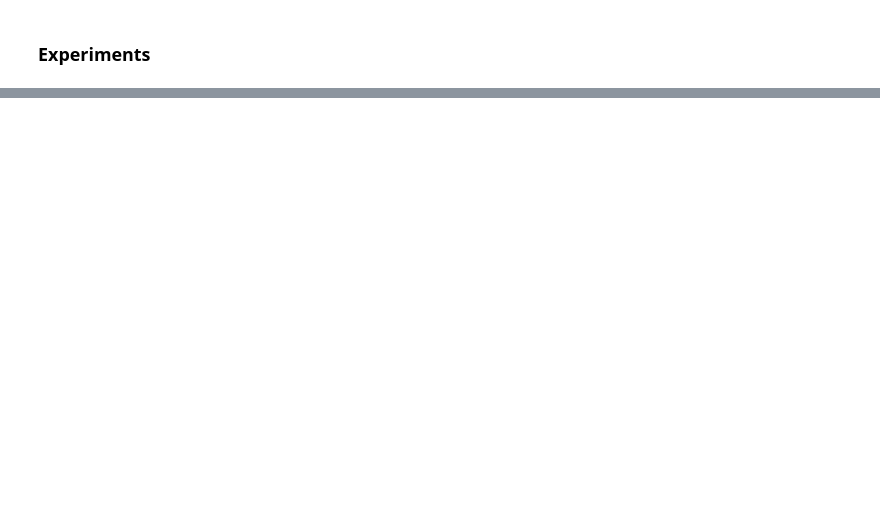
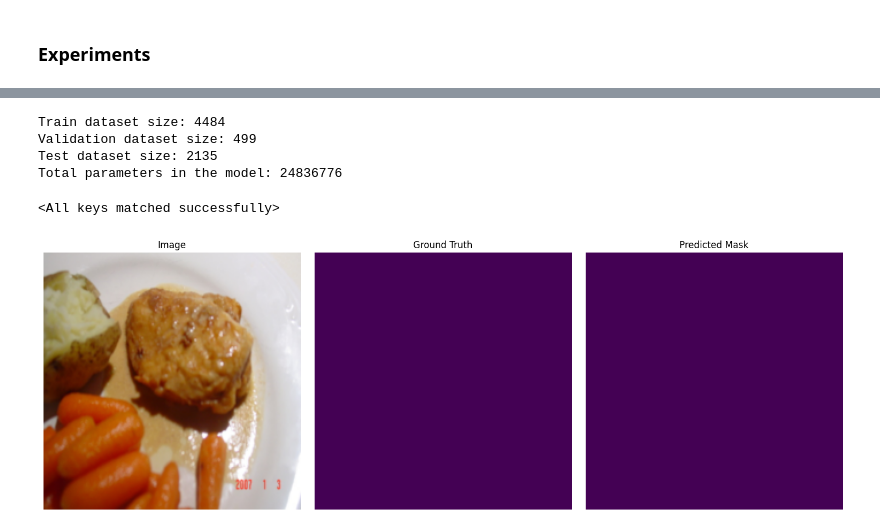
Before and after one commit to kkkamur07/food103seg-calories, a Jupyter notebook: notebooks/experiment.ipynb, the cells around one changed output, grey strips where cells are left out. Drawn from its saved outputs; the diff is of its cells as text; code cells hidden in the pictures; blank space fills up the shorter version.

```diff
--- a/notebooks/experiment.ipynb
+++ b/notebooks/experiment.ipynb
@@ -30,0 +343,34 @@ plt.show()
+# %%
+model = FoodSegmentation(n_classes=104, epochs=2, batch_size=8)
+model.model.load_state_dict(torch.load(os.path.join(model.model_dir, "model.pth")))
+# %% [output]
+Train dataset size: 4484
+Validation dataset size: 499
+Test dataset size: 2135
+Total parameters in the model: 24836776
+<All keys matched successfully>
+# %%
+images, masks = next(iter(model.train_loader))
+predictions = model(images.to('cuda' if torch.cuda.is_available() else 'cpu'))
+# %%
+fig, axis = plt.subplots(1, 3, figsize=(15, 5))
+
+# For RGB image: transpose from (3, 224, 224) to (224, 224, 3)
+axis[0].imshow(images[1].permute(1, 2, 0).numpy())
+axis[0].set_title("Image")
+axis[0].axis('off')
+
+# For grayscale annotation: squeeze the channel dimension (1, 224, 224) to (224, 224)
+axis[1].imshow(masks[1].numpy())
+axis[1].set_title("Ground Truth")
+axis[1].axis('off')
+# For predicted segmentation map: argmax over classes
+predicted_mask = predictions[1].argmax(dim=0).cpu().numpy()
+axis[2].imshow(predicted_mask)
+axis[2].set_title("Predicted Mask")
+axis[2].axis('off')
+
+plt.tight_layout()
+plt.show()
+# %% [output]
+[figure, added]
```
Also changed, not shown: parts of 10 cells of this notebook, 3 other files.
